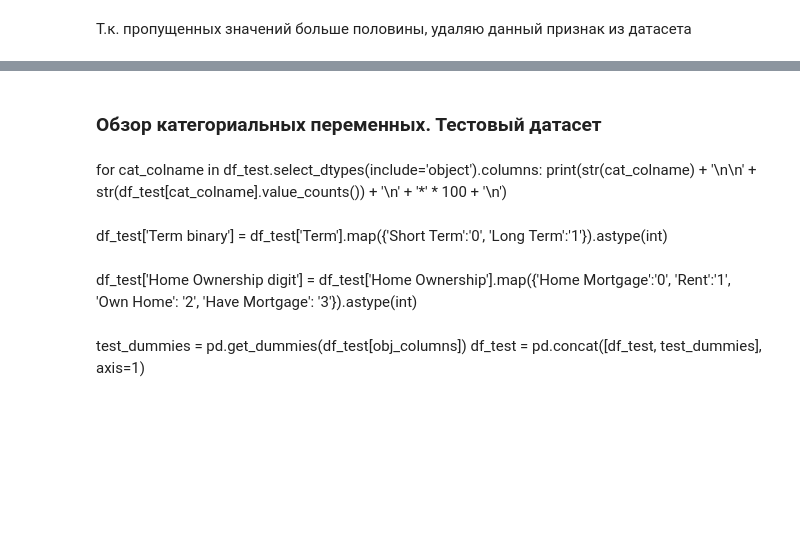
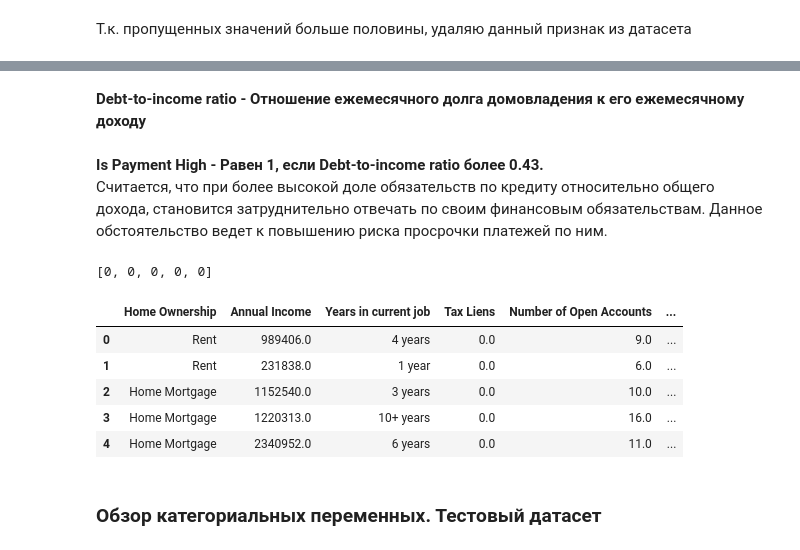
Before and after one commit to AntonyVasilev/Libs_for_DS_additional, a Jupyter notebook: my_solution/AVasilev_solution.ipynb, the cells around one changed output, grey strips where cells are left out. Saved outputs shown, nothing was run; the diff lists cells and outputs as text; code cells hidden in the pictures; blank space fills up the shorter version.

```diff
--- a/my_solution/AVasilev_solution.ipynb
+++ b/my_solution/AVasilev_solution.ipynb
@@ -1083,13 +1178,27 @@ df_test.isnull().sum()
+# %%
+df_test['Mean Home Ownership Income'] = mean_home_own_income_test
+# %% [markdown]
+**Debt-to-income ratio - Отношение ежемесячного долга домовладения к его ежемесячному доходу**
+# %%
+df_test['Debt-to-income ratio'] = round(df_test['Monthly Debt'] / (df_test['Annual Income'] / 12), 3)
+# %% [markdown]
+**Is Payment High - Равен 1, если Debt-to-income ratio более 0.43.**
+Считается, что при более высокой доле обязательств по кредиту относительно общего дохода, становится затруднительно отвечать по своим финансовым обязательствам. Данное обстоятельство ведет к повышению риска просрочки платежей по ним.
+# %%
+is_payment_high_test = [1 if el > 0.43 else 0 for el in df_test['Debt-to-income ratio']]
+is_payment_high_test[:5]
+# %% [output]
+[0, 0, 0, 0, 0]
+# %%
+df_test['Is Payment High'] = is_payment_high_test
+# %%
+df_test.head()
+# %% [output]
+|  | Home Ownership | Annual Income | Years in current job | Tax Liens | Number of Open Accounts | ... |
+| 0 | Rent | 989406.0 | 4 years | 0.0 | 9.0 | ... |
+| 1 | Rent | 231838.0 | 1 year | 0.0 | 6.0 | ... |
+| 2 | Home Mortgage | 1152540.0 | 3 years | 0.0 | 10.0 | ... |
+| 3 | Home Mortgage | 1220313.0 | 10+ years | 0.0 | 16.0 | ... |
+| 4 | Home Mortgage | 2340952.0 | 6 years | 0.0 | 11.0 | ... |
 # %% [markdown]
 ### Обзор категориальных переменных. Тестовый датасет
-# %% [markdown]
-for cat_colname in df_test.select_dtypes(include='object').columns:
-    print(str(cat_colname) + '\n\n' + str(df_test[cat_colname].value_counts()) + '\n' + '*' * 100 + '\n')
-# %% [markdown]
-df_test['Term binary'] = df_test['Term'].map({'Short Term':'0', 'Long Term':'1'}).astype(int)
-# %% [markdown]
-df_test['Home Ownership digit'] = df_test['Home Ownership'].map({'Home Mortgage':'0', 'Rent':'1',\
-                                    'Own Home': '2', 'Have Mortgage': '3'}).astype(int)
-# %% [markdown]
-test_dummies = pd.get_dummies(df_test[obj_columns])
-df_test = pd.concat([df_test, test_dummies], axis=1)
```
Also changed, not shown: parts of 86 cells of this notebook, 5 other files.
